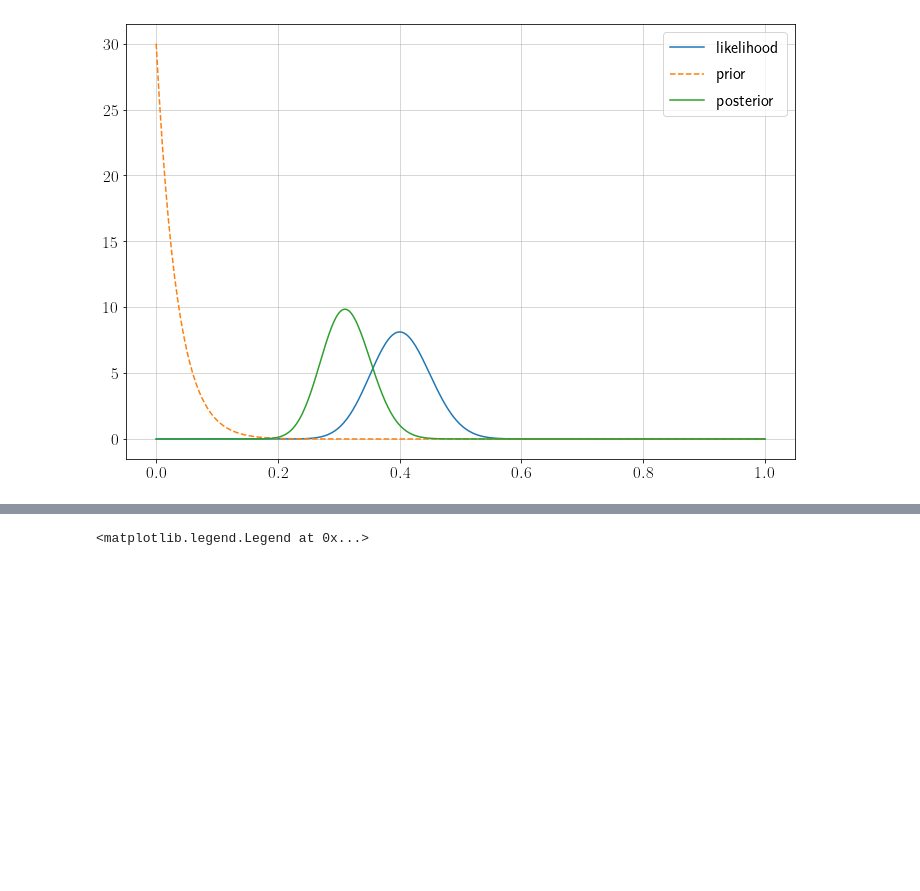
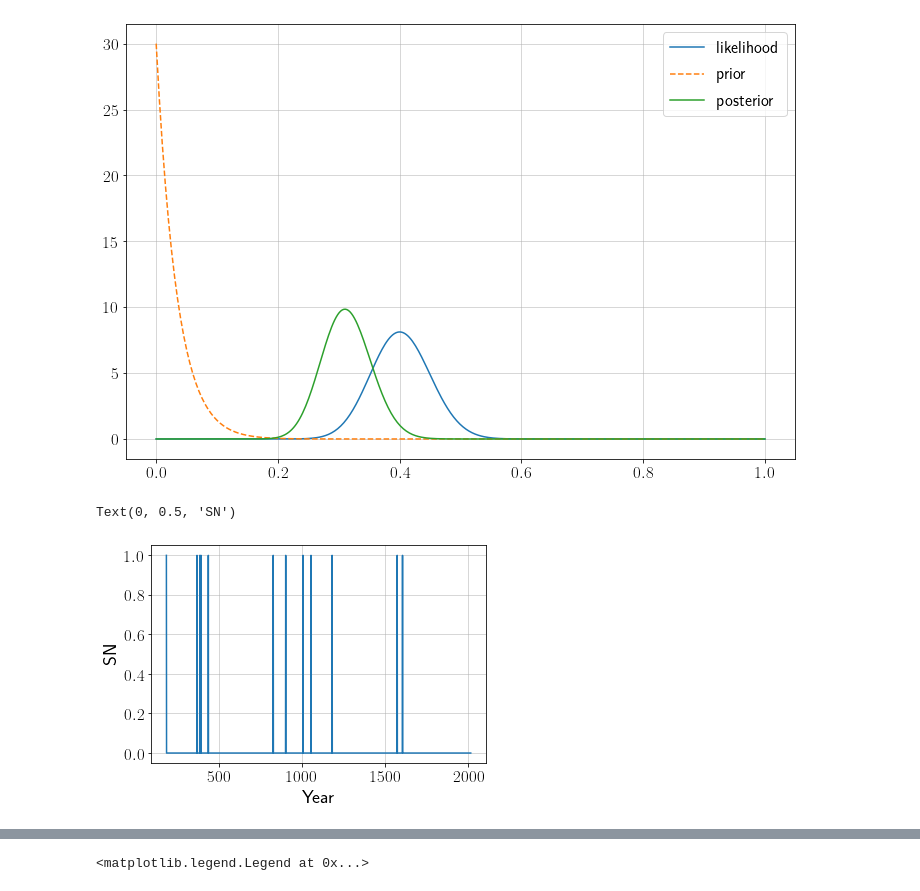
Before and after one commit to Mixpap/AstrostatisticsWorkshop, a Jupyter notebook: Astrostatistics1.ipynb, the cells around one changed output, grey strips where cells are left out. Saved outputs shown, nothing was run; the diff lists cells and outputs as text; code cells hidden in the pictures; blank space fills up the shorter version.

```diff
--- a/Astrostatistics1.ipynb
+++ b/Astrostatistics1.ipynb
@@ -495,3 +491,15 @@ Flux (maximum likelihood): 1000.4 +/- 1.83
 Flux (maximum posterior): 1007.8 +/- 0.88
 <matplotlib.legend.Legend at 0x...>
 [figure]
+# %%
+snt= np.array([185,369,386,393,437,827,902,1006,1054,1181,1572,1604])
+tt= np.arange(185,2015,1)
+sn=np.zeros(tt.shape)
+for i,t in enumerate(tt):
+    if t in snt:
+        sn[i]=1
+plt.plot(tt,sn)
+plt.xlabel('Year');plt.ylabel('SN')
+# %% [output]
+Text(0, 0.5, 'SN')
+[figure, added]
```
Also changed, not shown: parts of 20 cells of this notebook, 4 other files.
